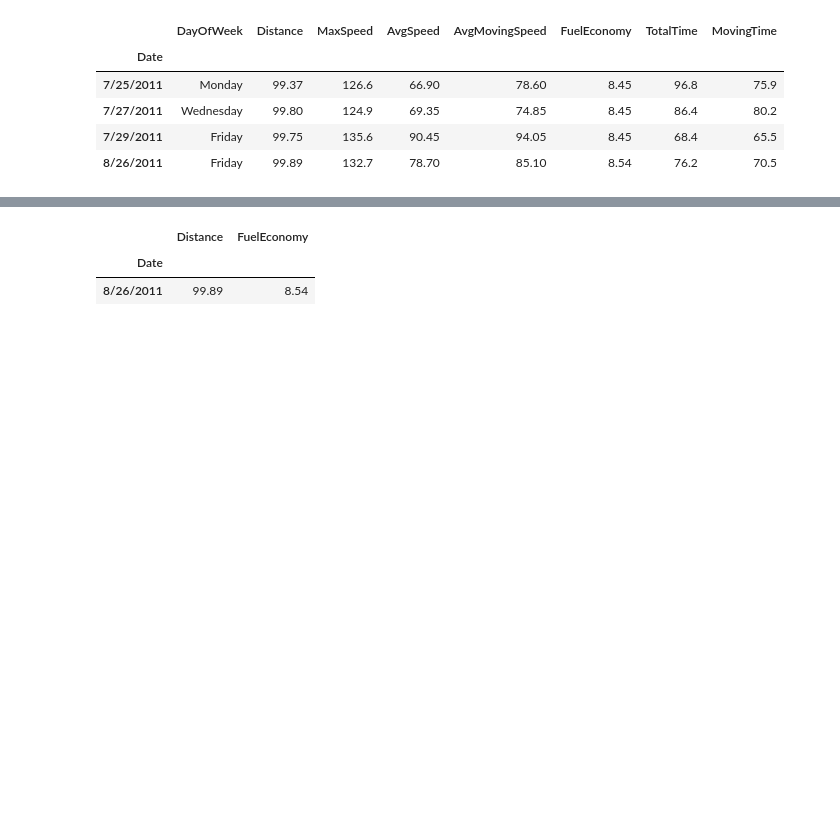
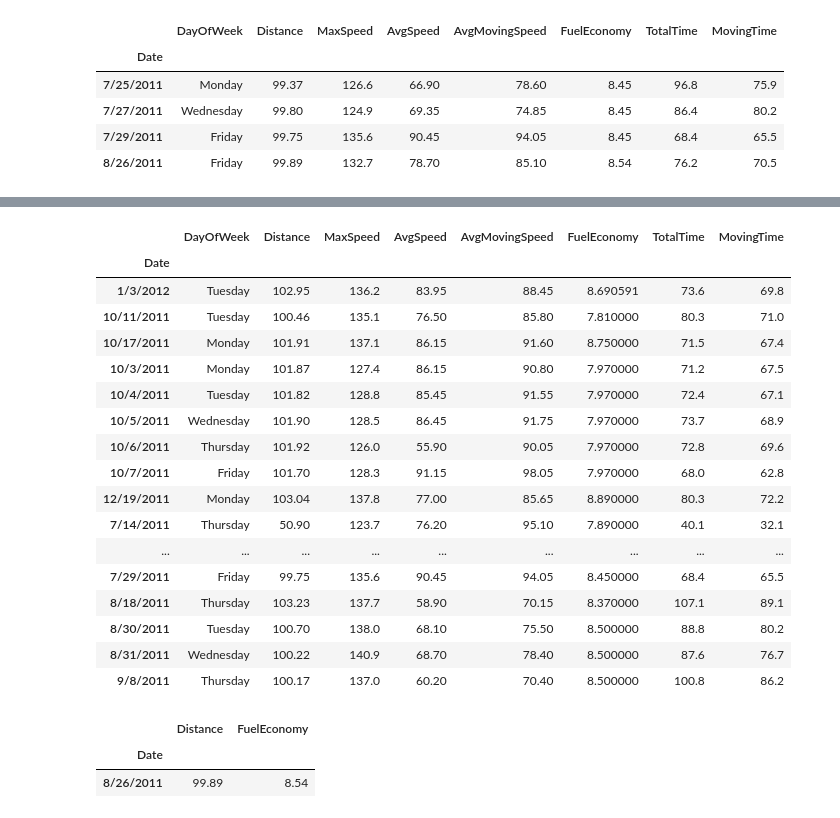
Before and after one commit to bajracharya-kshitij/pandas, a Jupyter notebook: DataFrame.ipynb, the cells around one changed output, grey strips where cells are left out. Cells and saved outputs as stored; diff of their text form; code cells hidden in the pictures; blank space fills up the shorter version.

```diff
--- a/DataFrame.ipynb
+++ b/DataFrame.ipynb
@@ -537,3 +621,25 @@ ninety_to_hundred_df
+# %%
+max_speed_over_one_thirty_five_or_fuel_economy_below_eight = travel_df_by_date_combined[(travel_df_by_date_combined['MaxSpeed']>135) | (travel_df_by_date_combined['FuelEconomy']<8)]
+max_speed_over_one_thirty_five_or_fuel_economy_below_eight
+# %% [output]
+|  | DayOfWeek | Distance | MaxSpeed | AvgSpeed | AvgMovingSpeed | FuelEconomy | TotalTime | MovingTime |
+| Date |  |  |  |  |  |  |  |  |
+| 1/3/2012 | Tuesday | 102.95 | 136.2 | 83.95 | 88.45 | 8.690591 | 73.6 | 69.8 |
+| 10/11/2011 | Tuesday | 100.46 | 135.1 | 76.50 | 85.80 | 7.810000 | 80.3 | 71.0 |
+| 10/17/2011 | Monday | 101.91 | 137.1 | 86.15 | 91.60 | 8.750000 | 71.5 | 67.4 |
+| 10/3/2011 | Monday | 101.87 | 127.4 | 86.15 | 90.80 | 7.970000 | 71.2 | 67.5 |
+| 10/4/2011 | Tuesday | 101.82 | 128.8 | 85.45 | 91.55 | 7.970000 | 72.4 | 67.1 |
+| 10/5/2011 | Wednesday | 101.90 | 128.5 | 86.45 | 91.75 | 7.970000 | 73.7 | 68.9 |
+| 10/6/2011 | Thursday | 101.92 | 126.0 | 55.90 | 90.05 | 7.970000 | 72.8 | 69.6 |
+| 10/7/2011 | Friday | 101.70 | 128.3 | 91.15 | 98.05 | 7.970000 | 68.0 | 62.8 |
+| 12/19/2011 | Monday | 103.04 | 137.8 | 77.00 | 85.65 | 8.890000 | 80.3 | 72.2 |
+| 7/14/2011 | Thursday | 50.90 | 123.7 | 76.20 | 95.10 | 7.890000 | 40.1 | 32.1 |
+| ... | ... | ... | ... | ... | ... | ... | ... | ... |
+| 7/29/2011 | Friday | 99.75 | 135.6 | 90.45 | 94.05 | 8.450000 | 68.4 | 65.5 |
+| 8/18/2011 | Thursday | 103.23 | 137.7 | 58.90 | 70.15 | 8.370000 | 107.1 | 89.1 |
+| 8/30/2011 | Tuesday | 100.70 | 138.0 | 68.10 | 75.50 | 8.500000 | 88.8 | 80.2 |
+| 8/31/2011 | Wednesday | 100.22 | 140.9 | 68.70 | 78.40 | 8.500000 | 87.6 | 76.7 |
+| 9/8/2011 | Thursday | 100.17 | 137.0 | 60.20 | 70.40 | 8.500000 | 100.8 | 86.2 |
 # %%
 ninety_to_hundred_df.loc[['8/26/2011'],['Distance','FuelEconomy']]
 # %% [output]
```
Also changed, not shown: parts of 46 cells of this notebook.
